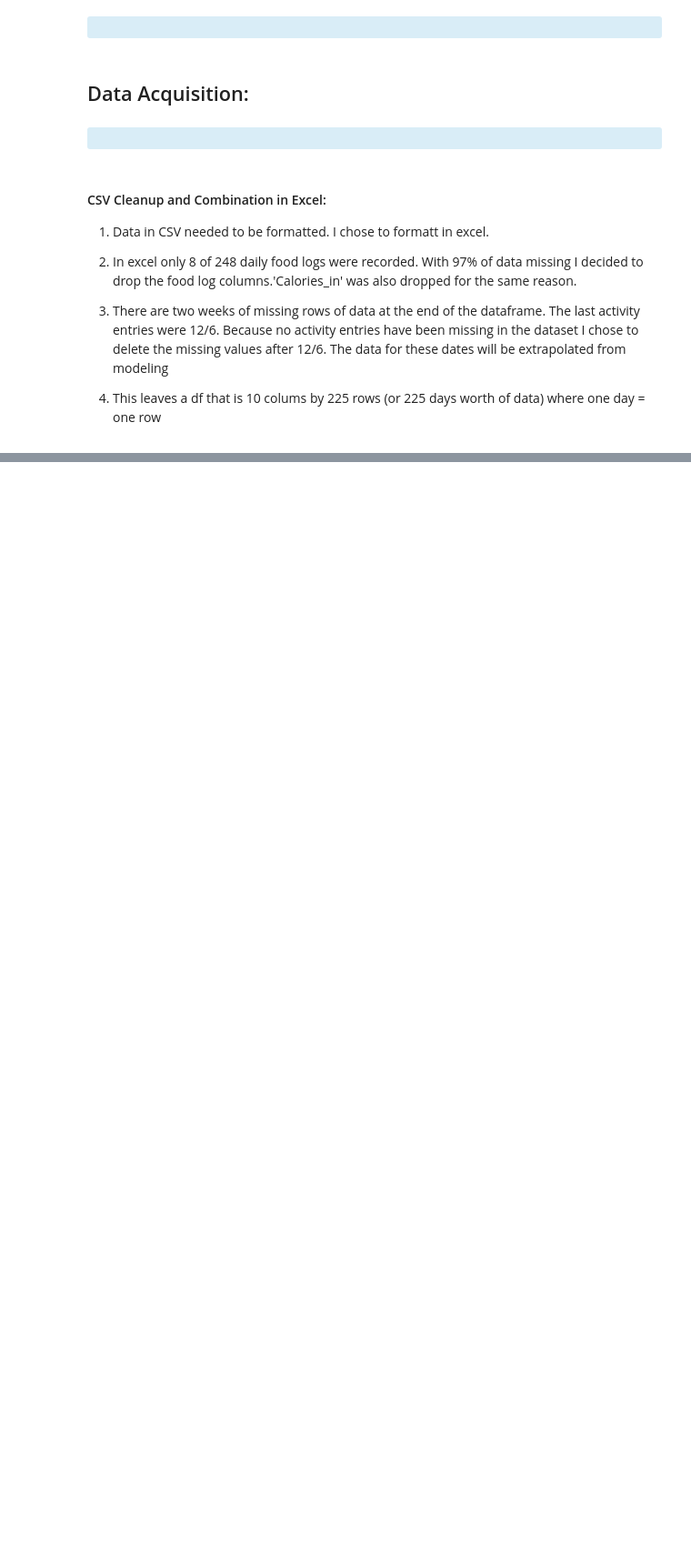
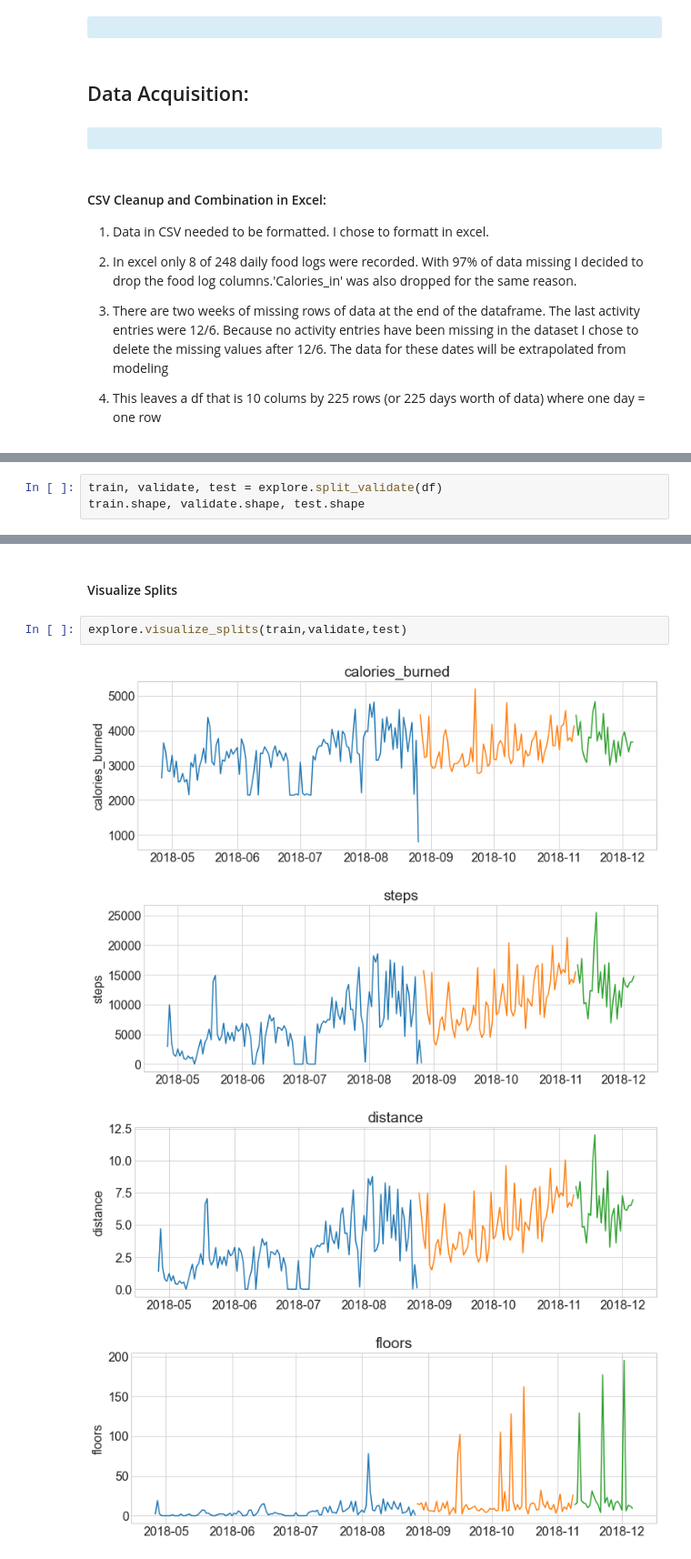
Before and after one commit to CSolitaire/fitbit_time_series_project, a Jupyter notebook: fitbit_final_notebook.ipynb, the cells around one changed output, grey strips where cells are left out. Shown: that part at 91% size. Drawn from its saved outputs; the diff is of its cells as text; blank space fills up the shorter version.

Commit message:
Explore

```diff
--- a/fitbit_final_notebook.ipynb
+++ b/fitbit_final_notebook.ipynb
@@ -128,0 +135,3 @@ df.head()
+# %%
+train, validate, test = explore.split_validate(df)
+train.shape, validate.shape, test.shape
@@ -128,0 +167,9 @@ df.head()
+# %% [markdown]
+#### Visualize Splits
+# %%
+explore.visualize_splits(train,validate,test)
+# %% [output]
+[figure, added]
+[figure, added]
+[figure, added]
+[figure, added]
```
Also changed, not shown: parts of 13 cells of this notebook.
